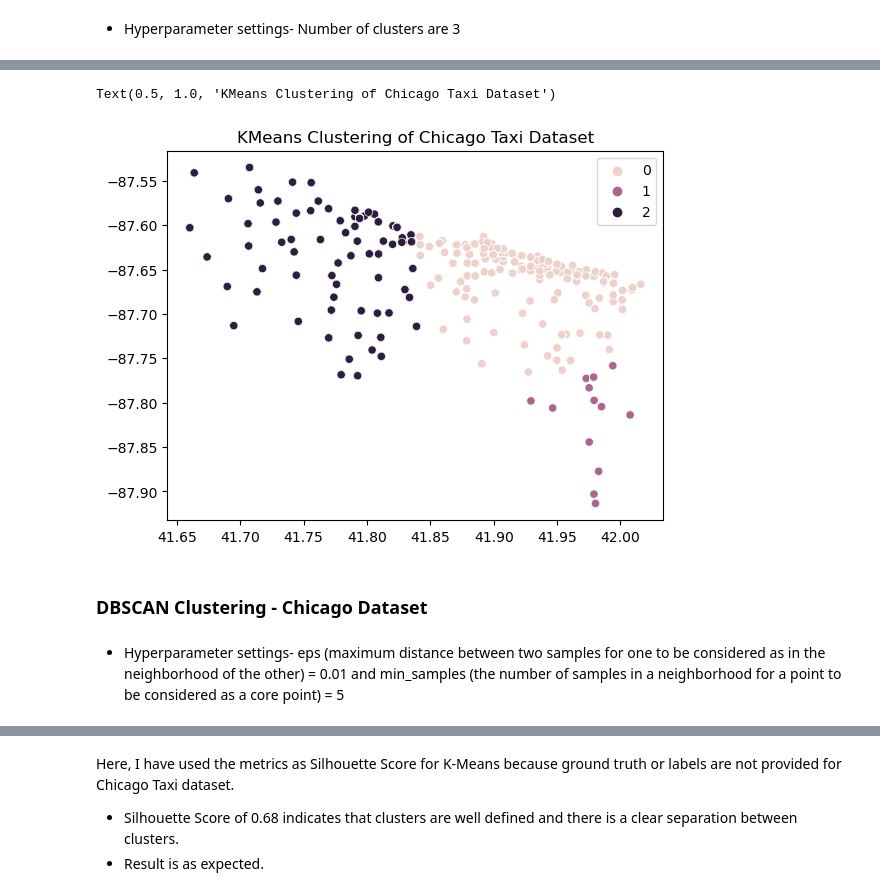
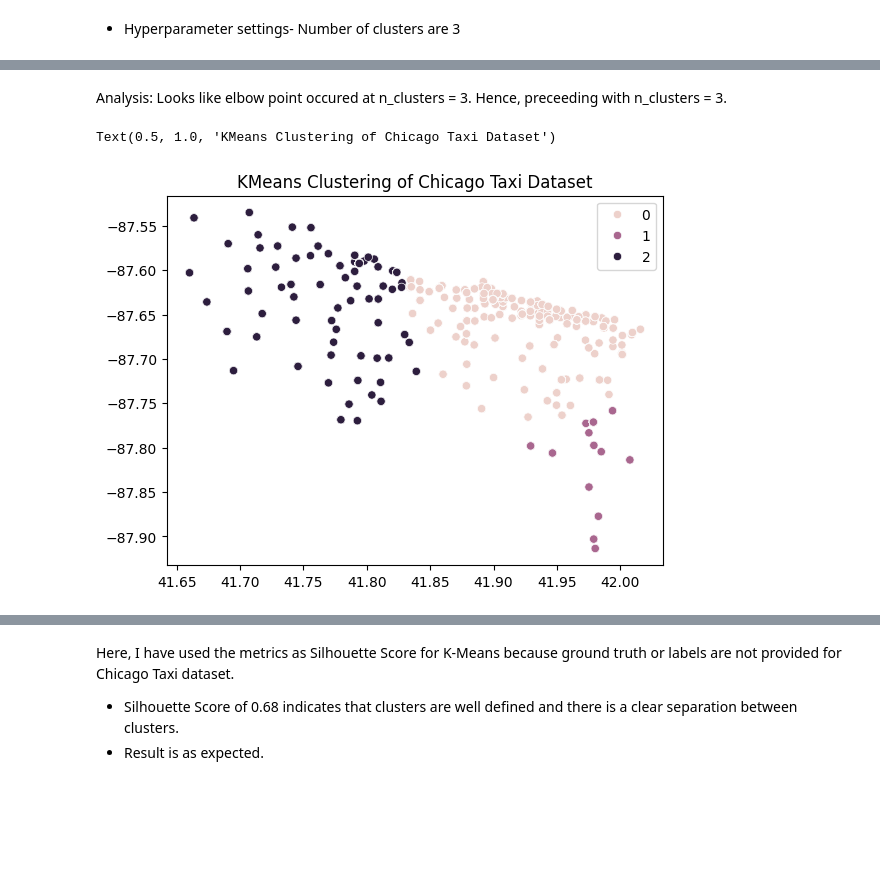
Before and after one commit to USFCA-CS663-Spring2024/kmeans-AnanyaAgarwal1997, a Jupyter notebook: Assignment 2 - Clustering.ipynb, the cells around one changed output, grey strips where cells are left out. Saved outputs shown, nothing was run; the diff lists cells and outputs as text; code cells hidden in the pictures; blank space fills up the shorter version.

```diff
--- a/Assignment 2 - Clustering.ipynb
+++ b/Assignment 2 - Clustering.ipynb
@@ -188,12 +206,10 @@ coordinates = np.array(chicago_taxi_df[['Pickup Centroid Latitude', 'Pickup Cent
+# %% [markdown]
+Analysis: Looks like elbow point occured at n_clusters = 3. Hence, preceeding with n_clusters = 3.
 # %%
 kmeans = KMeans(n_clusters=3, random_state=42)
 kmeans_cluster = kmeans.fit_predict(coordinates)
-sns.scatterplot(x=coordinates[:, 0], y=coordinates[:, 1], hue=kmeans_cluster)
+sns.scatterplot(y=coordinates[:, 1],x=coordinates[:, 0], hue=kmeans_cluster)
 plt.title('KMeans Clustering of Chicago Taxi Dataset')
 # %% [output]
 Text(0.5, 1.0, 'KMeans Clustering of Chicago Taxi Dataset')
-[figure, old version]
+[figure, new version]
-# %% [markdown]
-### DBSCAN Clustering - Chicago Dataset
-# %% [markdown]
-- Hyperparameter settings- eps (maximum distance between two samples for one to be considered as in the neighborhood of the other) = 0.01 and min_samples (the number of samples in a neighborhood for a point to be considered as a core point) = 5
```
Also changed, not shown: parts of 24 cells of this notebook.
